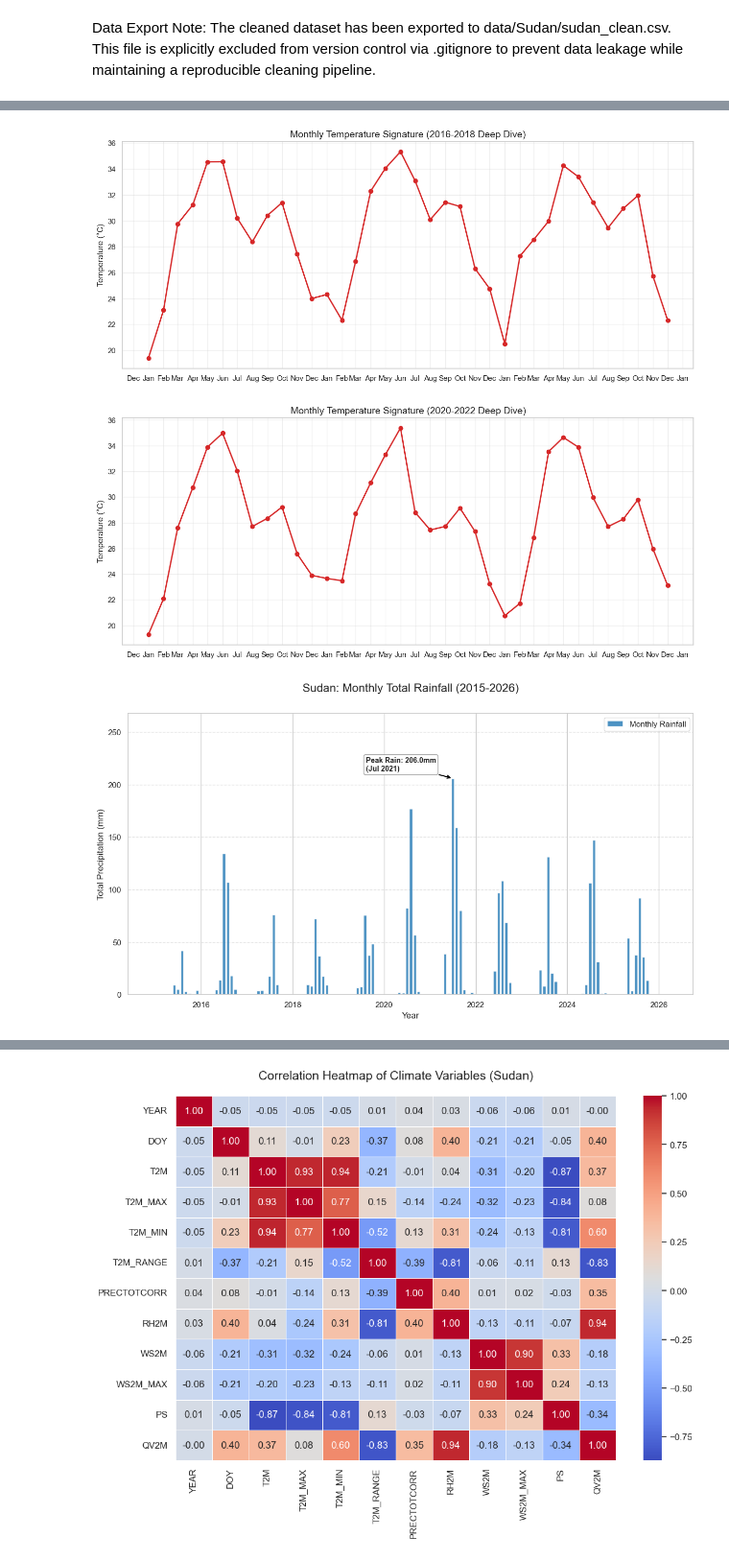
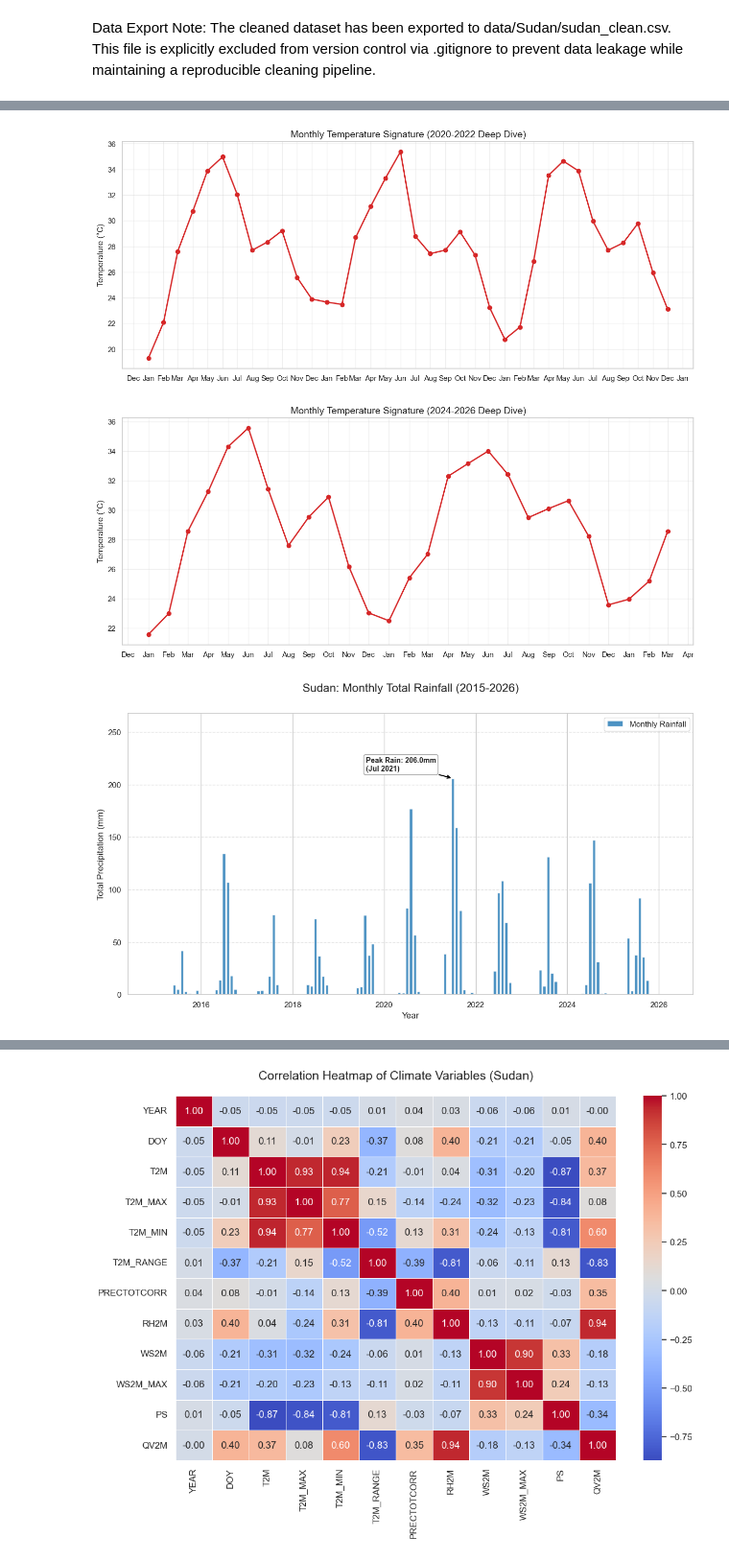
Before and after one commit to Elsh41/climate-challenge-week0, a Jupyter notebook: notebooks/Sudan_eda.ipynb, the cells around one changed output, grey strips where cells are left out. Shown at 96% size. Saved outputs shown, nothing was run; the diff lists cells and outputs as text; code cells hidden in the pictures.

```diff
--- a/notebooks/Sudan_eda.ipynb
+++ b/notebooks/Sudan_eda.ipynb
@@ -208,28 +214,7 @@ plt.show()
 import matplotlib.dates as mdates
 
 # Filter data for a 2-year window to see months clearly for better analysis
-# 1) 2016 - 2018
-
-plt.figure(figsize=(15, 6))
-
-zoom_df = temp_df['2016':'2018']
-
-plt.plot(zoom_df.index, zoom_df, marker='o', color='#d62728', linewidth=2)
-
-# This is the magic part: Force month labels
-plt.gca().xaxis.set_major_locator(mdates.MonthLocator()) # Mark every month
-plt.gca().xaxis.set_major_formatter(mdates.DateFormatter('%b')) # Show 'Jan', 'Feb', etc.
-
-# Add the Year below the months
-plt.gca().xaxis.set_minor_locator(mdates.YearLocator())
-plt.gca().xaxis.set_minor_formatter(mdates.DateFormatter('\n\n%Y'))
-
-plt.title('Monthly Temperature Signature (2016-2018 Deep Dive)', fontsize=14)
-plt.ylabel('Temperature (°C)')
-plt.grid(True, alpha=0.3)
-plt.show()
-
-# 2) 2020 - 2022
+# 1) 2020 - 2022
 
 plt.figure(figsize=(15, 6))
 
@@ -246,38 +231,59 @@ plt.gca().xaxis.set_minor_locator(mdates.YearLocator())
 plt.gca().xaxis.set_minor_formatter(mdates.DateFormatter('\n\n%Y'))
 
 plt.title('Monthly Temperature Signature (2020-2022 Deep Dive)', fontsize=14)
+plt.ylabel('Temperature (°C)')
+plt.grid(True, alpha=0.3)
+plt.show()
+
+# 2) 2024 - 2026
+
+plt.figure(figsize=(15, 6))
+
+zoom_df = temp_df['2024':'2026']
+
+plt.plot(zoom_df.index, zoom_df, marker='o', color='#d62728', linewidth=2)
+
+# This is the magic part: Force month labels
+plt.gca().xaxis.set_major_locator(mdates.MonthLocator()) # Mark every month
+plt.gca().xaxis.set_major_formatter(mdates.DateFormatter('%b')) # Show 'Jan', 'Feb', etc.
+
+# Add the Year below the months
+plt.gca().xaxis.set_minor_locator(mdates.YearLocator())
+plt.gca().xaxis.set_minor_formatter(mdates.DateFormatter('\n\n%Y'))
+
+plt.title('Monthly Temperature Signature (2024-2026 Deep Dive)', fontsize=14)
 plt.ylabel('Temperature (°C)')
 plt.grid(True, alpha=0.3)
 plt.show()
 
 ## Rainfall Bar Chart (PRECTOTCORR)
 
 # Calculate Monthly Total Rainfall
 rain_df = df.set_index('Date')['PRECTOTCORR'].resample('MS').sum()
 
 # Identify peak month
 peak_rain_date = rain_df.idxmax()
 peak_rain_val = rain_df.max()
 
 plt.figure(figsize=(14, 7))
 plt.bar(rain_df.index, rain_df, width=22, color='#1f77b4', alpha=0.8, label='Monthly Rainfall')
 
 # Annotate Peak
 plt.annotate(f'Peak Rain: {peak_rain_val:.1f}mm\n({peak_rain_date.strftime("%b %Y")})',
              xy=(peak_rain_date, peak_rain_val), xytext=(-120, 10),
              textcoords='offset points', arrowprops=dict(arrowstyle='->', color='black', lw=1.5), fontsize=10, fontweight='bold', bbox=dict(boxstyle="round,pad=0.3", fc="white", ec="gray", alpha=0.8))
 
 plt.ylim(0, rain_df.max()*1.3)
 plt.title('Sudan: Monthly Total Rainfall (2015-2026)', fontsize=16, pad=30)
 plt.ylabel('Total Precipitation (mm)')
 plt.xlabel('Year')
 plt.grid(axis='y', linestyle='--', alpha=0.5)
 plt.legend()
 plt.show()
 # %% [output]
 [figure]
-[figure, old version]
+[figure, new version]
-[figure, old version]
+[figure, new version]
 [figure]
 # %% [markdown]
 Analysis of Climate Trends (2015-2026):
```
Also changed, not shown: parts of 4 cells of this notebook.
